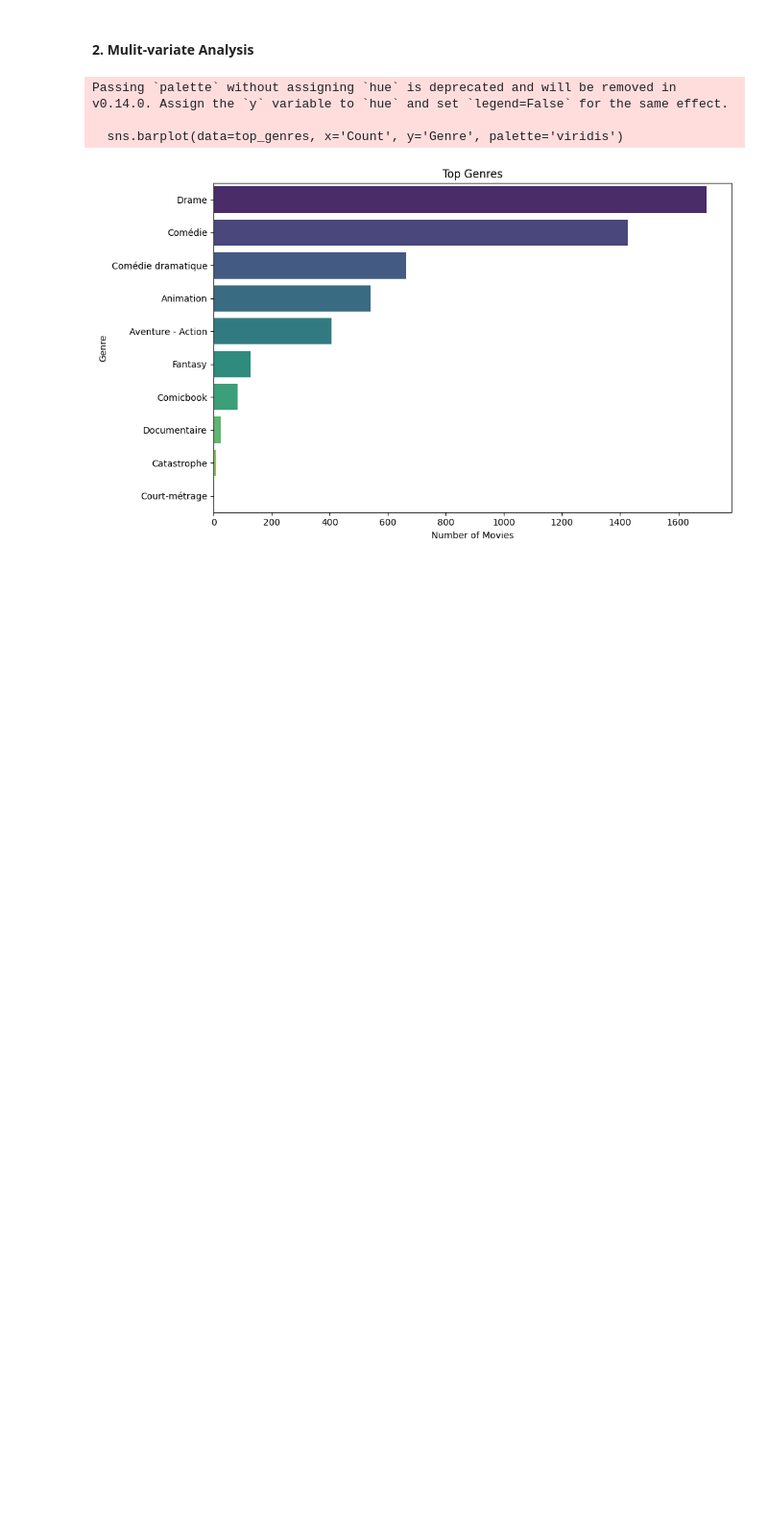
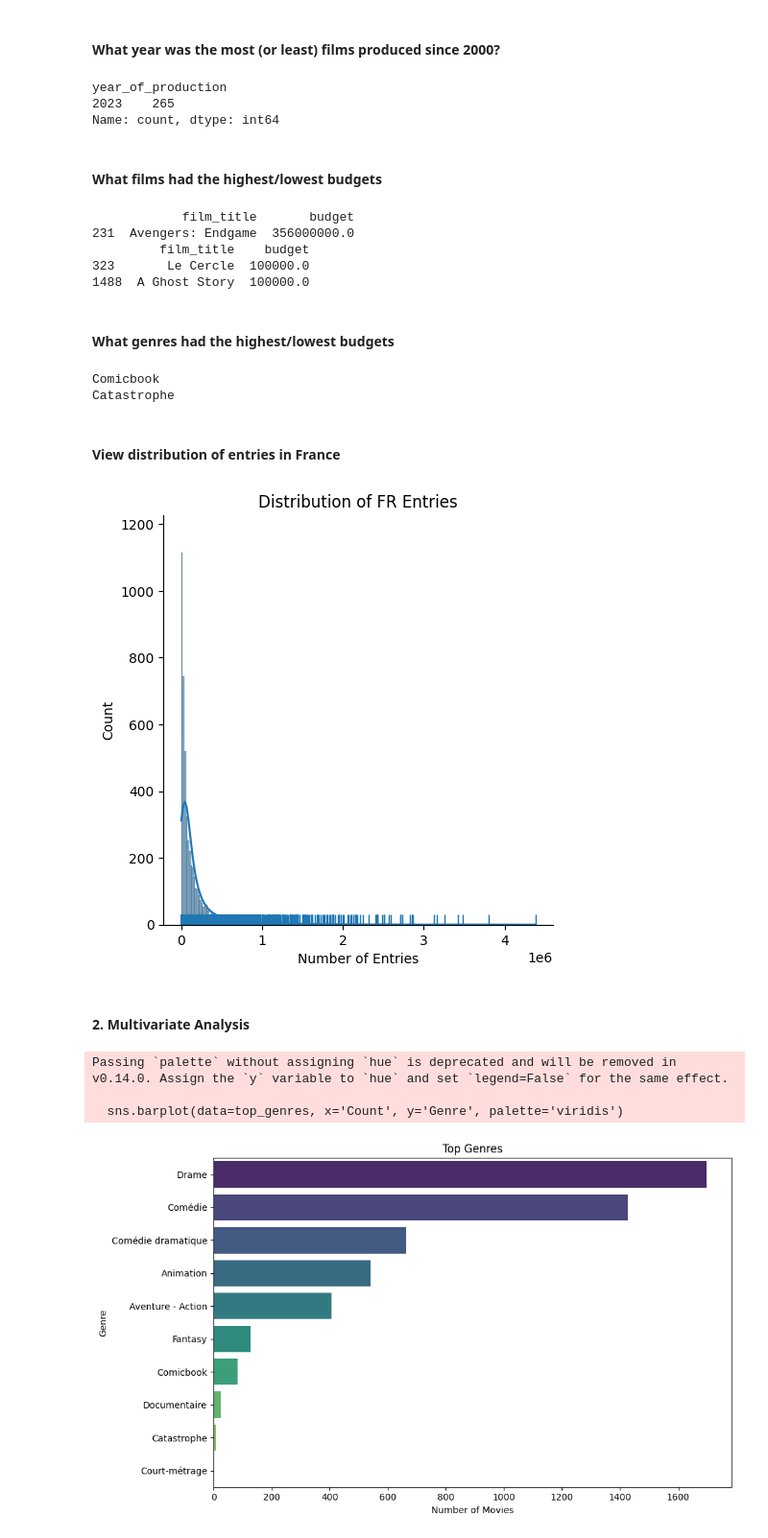
Before and after one commit to MichAdebayo/new-is-always-better, a Jupyter notebook: machine_learning/allocine_analysis.ipynb, the cells around one changed output. Shown at 96% size. Saved outputs shown, nothing was run; the diff lists cells and outputs as text; code cells hidden in the pictures; blank space fills up the shorter version.

Commit message:
data analysis in progress

```diff
--- a/machine_learning/allocine_analysis.ipynb
+++ b/machine_learning/allocine_analysis.ipynb
@@ -45,5 +48,64 @@ df_fusion = fusion[fusion['opening_week_france_num'] != 0]
+# %% [markdown]
+#### What year was the most (or least) films produced since 2000?
+# %%
+# Get the most frequent value in the 'year_of_production' column
+top_production_year = df_fusion['year_of_production'].value_counts(sort=True).head(1)
+least_production_year = df_fusion['year_of_production'].value_counts(sort=True).tail(1)
+# %% [output]
+year_of_production
+2023    265
+Name: count, dtype: int64
+# %% [markdown]
+#### What films had the highest/lowest budgets
+# %%
+film_with_max_budget = df_fusion.loc[df_fusion['budget'] == df_fusion['budget'].max(), ['film_title', 'budget']]
+film_with_least_budget = df_fusion.loc[df_fusion['budget'] == df_fusion['budget'].min(), ['film_title', 'budget']]
+
+print(film_with_max_budget)
+print(film_with_least_budget)
+# %% [output]
+            film_title       budget
+231  Avengers: Endgame  356000000.0
+         film_title    budget
+323       Le Cercle  100000.0
+1488  A Ghost Story  100000.0
+# %% [markdown]
+#### What genres had the highest/lowest budgets
+# %%
+# Get the max budget per genre
+max_budget_per_genre = df_fusion.groupby('main_genre_jpboxoffice')['budget'].max()
+
+# Get the max budget value
+max_budget_value = max_budget_per_genre.max()
+
+# Find the genre with the overall highest max budget
+genre_with_max_budget = max_budget_per_genre.idxmax()
+
+# Get the max budget per genre
+min_budget_per_genre = df_fusion.groupby('main_genre_jpboxoffice')['budget'].min()
+
+# Get the max budget value
+max_budget_value = max_budget_per_genre.max()
+
+# Find the genre with the overall highest max budget
+genre_with_min_budget = min_budget_per_genre.idxmax()
+
+print(genre_with_max_budget)
+print(genre_with_min_budget)
+# %% [output]
+Comicbook
+Catastrophe
+# %% [markdown]
+#### View distribution of entries in France
+# %%
+sns.displot(df_fusion['opening_week_france_num'], kde=True, rug=True)
+plt.title('Distribution of FR Entries')
+plt.xlabel('Number of Entries')
+plt.show()
+# %% [output]
+[figure, added]
 # %% [markdown]
-#### 2. Mulit-variate Analysis
+#### 2. Multivariate Analysis
 # %%
 def multi_stats(df):  # sourcery skip: extract-method, merge-comparisons
     # Top Genres
```
Also changed, not shown: parts of 21 cells of this notebook, 1 other file.
